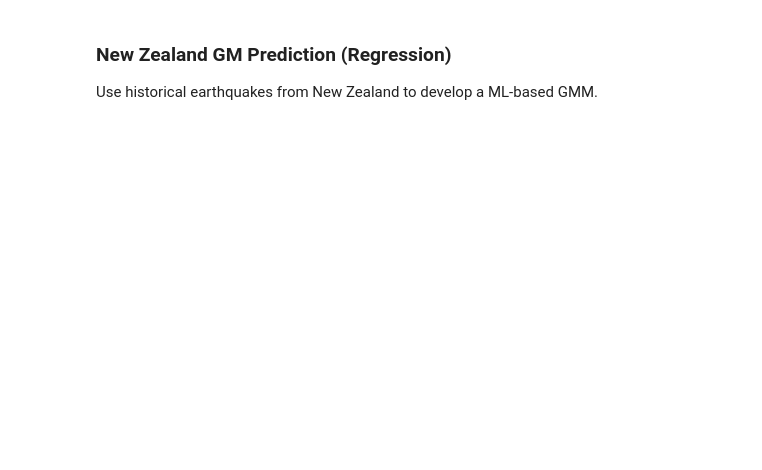
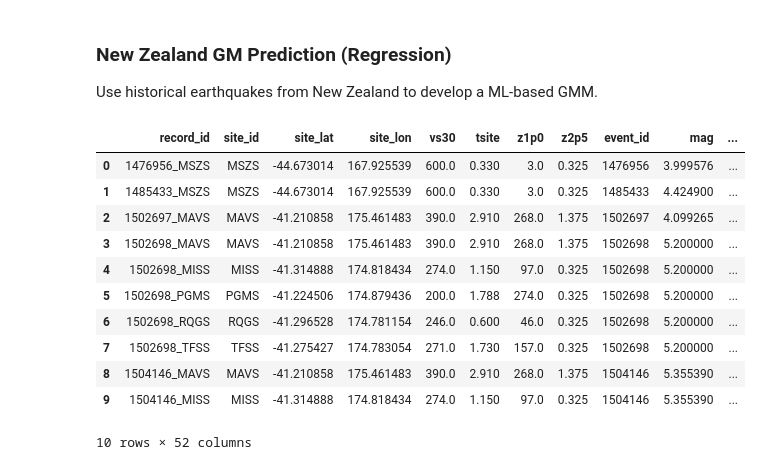
Before and after one commit to ucgmsim/qc_ml_workshop_2024, a Jupyter notebook: ml_notebook.ipynb, the cells around one changed output. Drawn from its saved outputs; the diff is of its cells as text; code cells hidden in the pictures; blank space fills up the shorter version.

```diff
--- a/ml_notebook.ipynb
+++ b/ml_notebook.ipynb
@@ -737,4 +824,20 @@ df.head()
 Use historical earthquakes from New Zealand to develop a ML-based GMM.
 # %%
 # Loading of the dataset
-df = pd.read_csv("resources/ground_motion_im_table_rotd50_flat.csv", dtype={"evid": str})
+import pandas as pd
+df = pd.read_csv("resources/nzgmdb.csv", dtype={"evid": str})
+# %%
+df.head(10)
+# %% [output]
+|  | record_id | site_id | site_lat | site_lon | vs30 | tsite | z1p0 | z2p5 | event_id | mag | ... |
+| 0 | 1476956_MSZS | MSZS | -44.673014 | 167.925539 | 600.0 | 0.330 | 3.0 | 0.325 | 1476956 | 3.999576 | ... |
+| 1 | 1485433_MSZS | MSZS | -44.673014 | 167.925539 | 600.0 | 0.330 | 3.0 | 0.325 | 1485433 | 4.424900 | ... |
+| 2 | 1502697_MAVS | MAVS | -41.210858 | 175.461483 | 390.0 | 2.910 | 268.0 | 1.375 | 1502697 | 4.099265 | ... |
+| 3 | 1502698_MAVS | MAVS | -41.210858 | 175.461483 | 390.0 | 2.910 | 268.0 | 1.375 | 1502698 | 5.200000 | ... |
+| 4 | 1502698_MISS | MISS | -41.314888 | 174.818434 | 274.0 | 1.150 | 97.0 | 0.325 | 1502698 | 5.200000 | ... |
+| 5 | 1502698_PGMS | PGMS | -41.224506 | 174.879436 | 200.0 | 1.788 | 274.0 | 0.325 | 1502698 | 5.200000 | ... |
+| 6 | 1502698_RQGS | RQGS | -41.296528 | 174.781154 | 246.0 | 0.600 | 46.0 | 0.325 | 1502698 | 5.200000 | ... |
+| 7 | 1502698_TFSS | TFSS | -41.275427 | 174.783054 | 271.0 | 1.730 | 157.0 | 0.325 | 1502698 | 5.200000 | ... |
+| 8 | 1504146_MAVS | MAVS | -41.210858 | 175.461483 | 390.0 | 2.910 | 268.0 | 1.375 | 1504146 | 5.355390 | ... |
+| 9 | 1504146_MISS | MISS | -41.314888 | 174.818434 | 274.0 | 1.150 | 97.0 | 0.325 | 1504146 | 5.355390 | ... |
+10 rows × 52 columns
```
Also changed, not shown: parts of 32 cells of this notebook, 3 other files.
